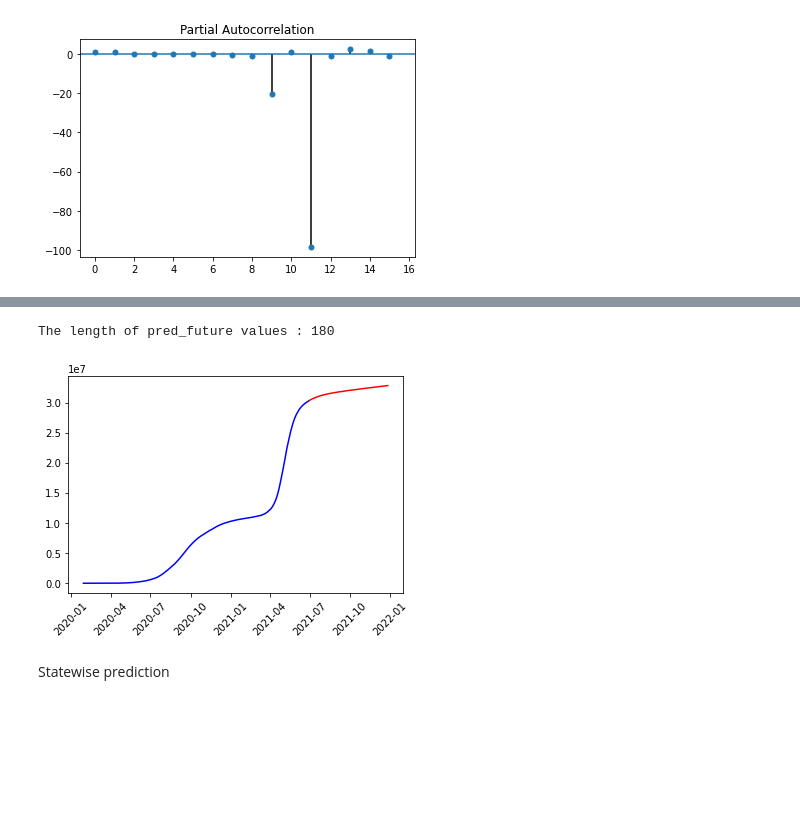
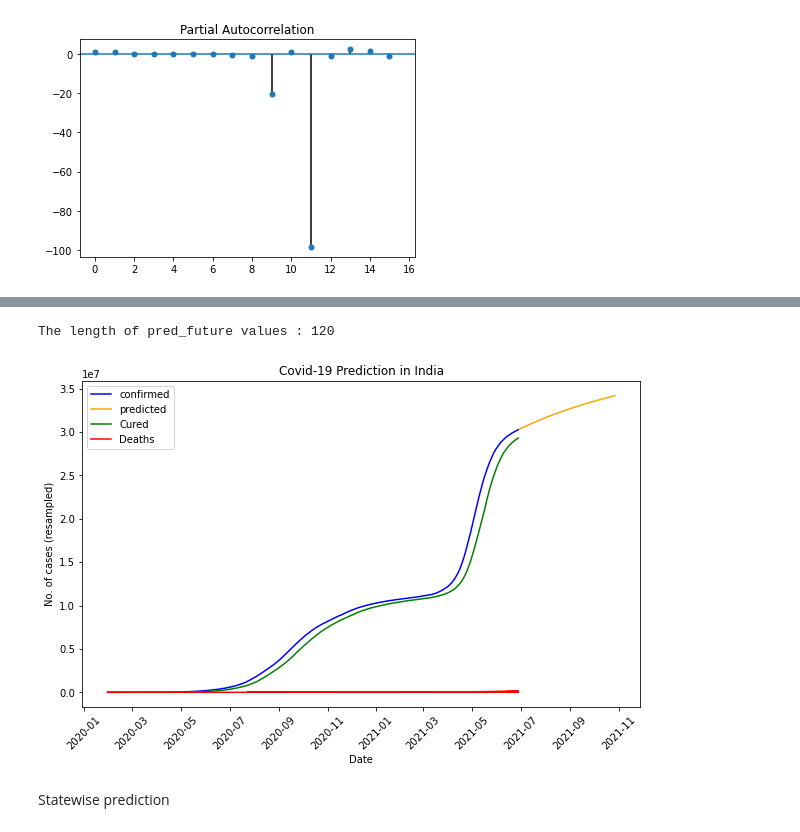
Before and after one commit to surbhimgr/covid-data-prediction, a Jupyter notebook: ARIMA model covid data .ipynb, the cells around one changed output, grey strips where cells are left out. Cells and saved outputs as stored; diff of their text form; code cells hidden in the pictures; blank space fills up the shorter version.

```diff
--- a/ARIMA model covid data .ipynb
+++ b/ARIMA model covid data .ipynb
@@ -175,6 +229,6 @@ plt.show()
 # %% [output]
 [figure]
 # %%
-df_day['diff2']=df_day['Confirmed']-df_day['Confirmed'].shift(2)
-test_stationarity(df_day['diff2'].dropna())
+df_day['diff3']=df_day['Confirmed']-df_day['Confirmed'].shift(3)
+test_stationarity(df_day['diff3'].dropna())
 # %% [output]
@@ -211,6 +266,6 @@ Total fit time: 1.732 seconds
 # %%
 #Best Model
-arima_model_202 = ARIMA(df_day['Confirmed'].dropna(), order=(1,2,2)).fit()
+arima_model_202 = ARIMA(df_day['Confirmed'].dropna(), order=(5,1,1)).fit()
 # %%
 arima_model_202.summary()
 # %% [output]
@@ -244,18 +309,25 @@ print(start,'to',end)
  predict_1= arima_model_202.predict(start=start+1 ,end=end+1, dynamic= False)
 # %%
 #Trying to forecast future values
-pred_future_10101=arima_model_202.predict(start=len(df_day)+1,end=len(df_day)+(180),dynamic=False)
+pred_future_10101=arima_model_202.predict(start=len(df_day)+1,end=len(df_day)+120,dynamic=False)
 print("The length of pred_future values :",len(pred_future_10101))
 # %% [output]
-The length of pred_future values : 180
+The length of pred_future values : 120
 # %%
+fig = plt.figure(figsize=(10, 6))
 plt.plot(df_day['Confirmed'],color='blue')
 #plt.plot(predict_1,color='yellow')
-plt.plot(pred_future_10101,color='red')
+plt.plot(pred_future_10101,color='orange')
+plt.plot(df['Cured'].resample('D').sum(),color='green')
+plt.plot(df['Deaths'],color='red')
 plt.xticks(rotation=45)
+plt.xlabel('Date')
+plt.ylabel('No. of cases (resampled)')
+plt.title('Covid-19 Prediction in India')
+plt.legend(['confirmed','predicted','Cured','Deaths'])
 plt.show()
 # %% [output]
-[figure, old version]
+[figure, new version]
 # %% [markdown]
 Statewise prediction
 # %%
```
Also changed, not shown: parts of 58 cells of this notebook.
